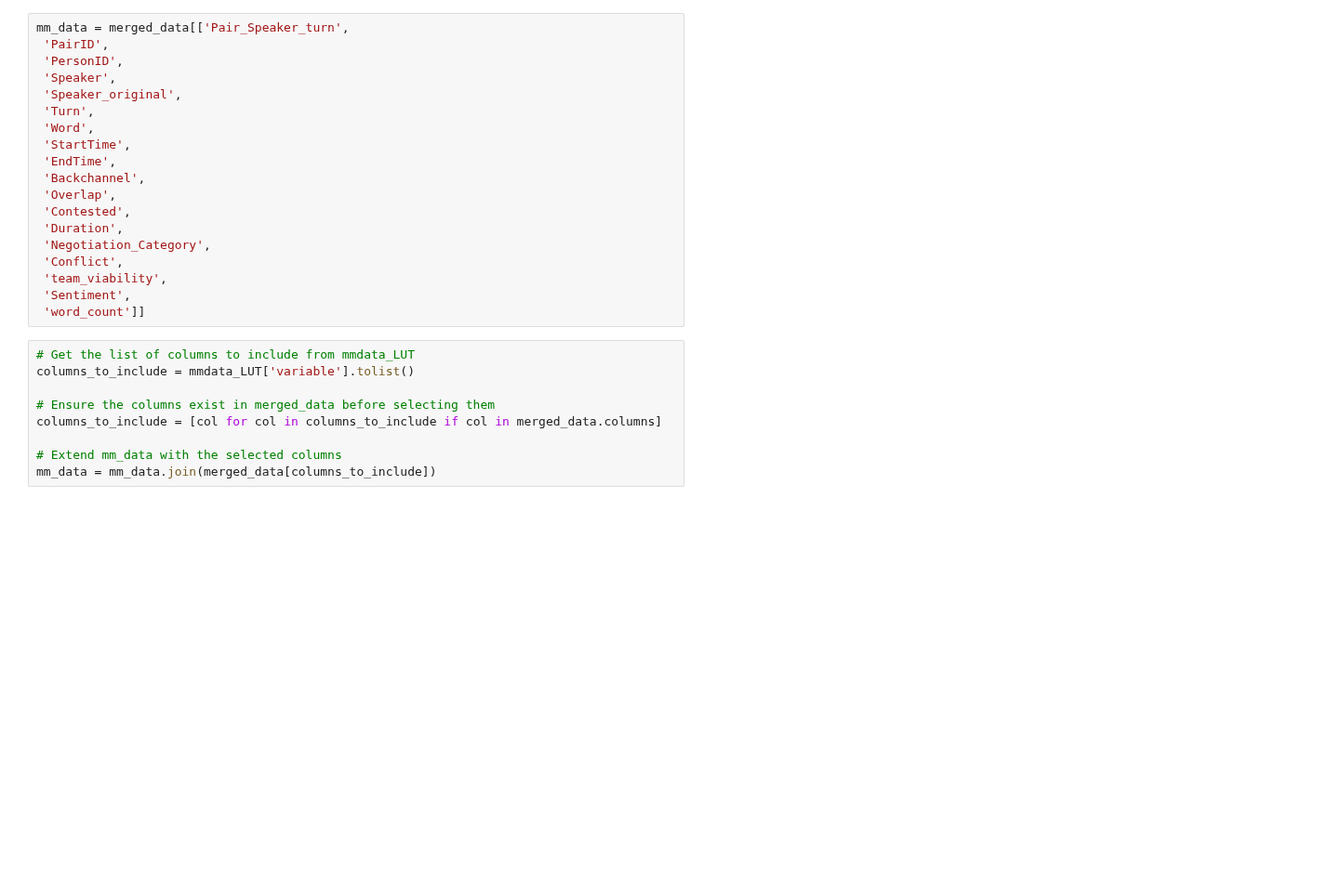
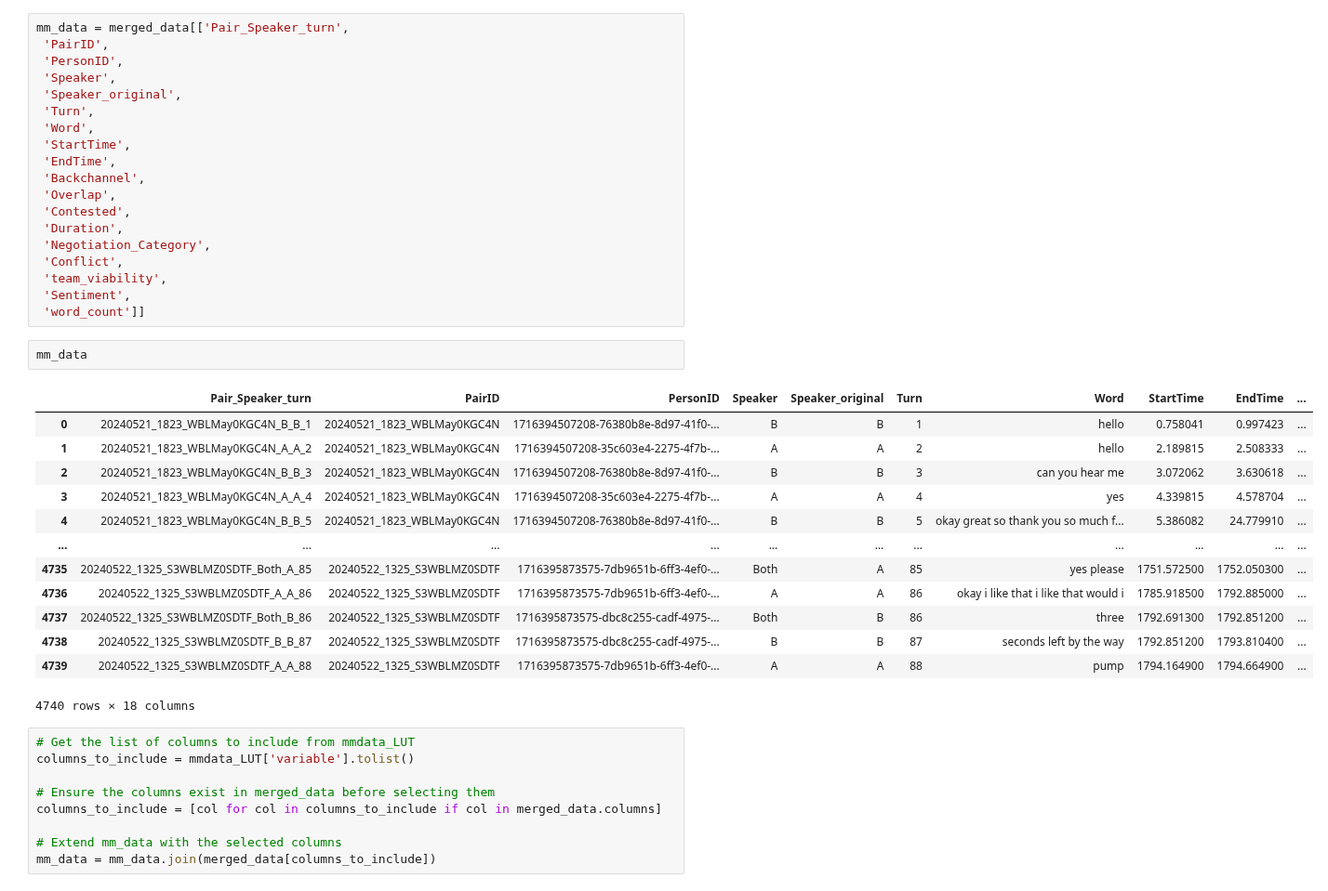
Before and after one commit to bbevis/Con2vec, a Jupyter notebook: Python/EDA_convo_segmentation.ipynb, the cells around one changed output. Shown at 93% size. Saved outputs shown, nothing was run; the diff lists cells and outputs as text; blank space fills up the shorter version.

```diff
--- a/Python/EDA_convo_segmentation.ipynb
+++ b/Python/EDA_convo_segmentation.ipynb
@@ -473,6 +474,22 @@ mm_data = merged_data[['Pair_Speaker_turn',
  'team_viability',
  'Sentiment',
  'word_count']]
+# %%
+mm_data
+# %% [output]
+|  | Pair_Speaker_turn | PairID | PersonID | Speaker | Speaker_original | Turn | Word | StartTime | EndTime | ... |
+| 0 | 20240521_1823_WBLMay0KGC4N_B_B_1 | 20240521_1823_WBLMay0KGC4N | 1716394507208-76380b8e-8d97-41f0-... | B | B | 1 | hello | 0.758041 | 0.997423 | ... |
+| 1 | 20240521_1823_WBLMay0KGC4N_A_A_2 | 20240521_1823_WBLMay0KGC4N | 1716394507208-35c603e4-2275-4f7b-... | A | A | 2 | hello | 2.189815 | 2.508333 | ... |
+| 2 | 20240521_1823_WBLMay0KGC4N_B_B_3 | 20240521_1823_WBLMay0KGC4N | 1716394507208-76380b8e-8d97-41f0-... | B | B | 3 | can you hear me | 3.072062 | 3.630618 | ... |
+| 3 | 20240521_1823_WBLMay0KGC4N_A_A_4 | 20240521_1823_WBLMay0KGC4N | 1716394507208-35c603e4-2275-4f7b-... | A | A | 4 | yes | 4.339815 | 4.578704 | ... |
+| 4 | 20240521_1823_WBLMay0KGC4N_B_B_5 | 20240521_1823_WBLMay0KGC4N | 1716394507208-76380b8e-8d97-41f0-... | B | B | 5 | okay great so thank you so much f... | 5.386082 | 24.779910 | ... |
+| ... | ... | ... | ... | ... | ... | ... | ... | ... | ... | ... |
+| 4735 | 20240522_1325_S3WBLMZ0SDTF_Both_A_85 | 20240522_1325_S3WBLMZ0SDTF | 1716395873575-7db9651b-6ff3-4ef0-... | Both | A | 85 | yes please | 1751.572500 | 1752.050300 | ... |
+| 4736 | 20240522_1325_S3WBLMZ0SDTF_A_A_86 | 20240522_1325_S3WBLMZ0SDTF | 1716395873575-7db9651b-6ff3-4ef0-... | A | A | 86 | okay i like that i like that would i | 1785.918500 | 1792.885000 | ... |
+| 4737 | 20240522_1325_S3WBLMZ0SDTF_Both_B_86 | 20240522_1325_S3WBLMZ0SDTF | 1716395873575-dbc8c255-cadf-4975-... | Both | B | 86 | three | 1792.691300 | 1792.851200 | ... |
+| 4738 | 20240522_1325_S3WBLMZ0SDTF_B_B_87 | 20240522_1325_S3WBLMZ0SDTF | 1716395873575-dbc8c255-cadf-4975-... | B | B | 87 | seconds left by the way | 1792.851200 | 1793.810400 | ... |
+| 4739 | 20240522_1325_S3WBLMZ0SDTF_A_A_88 | 20240522_1325_S3WBLMZ0SDTF | 1716395873575-7db9651b-6ff3-4ef0-... | A | A | 88 | pump | 1794.164900 | 1794.664900 | ... |
+4740 rows × 18 columns
 # %%
 # Get the list of columns to include from mmdata_LUT
 columns_to_include = mmdata_LUT['variable'].tolist()
```
Also changed, not shown: parts of 17 cells of this notebook, 3 other files.
